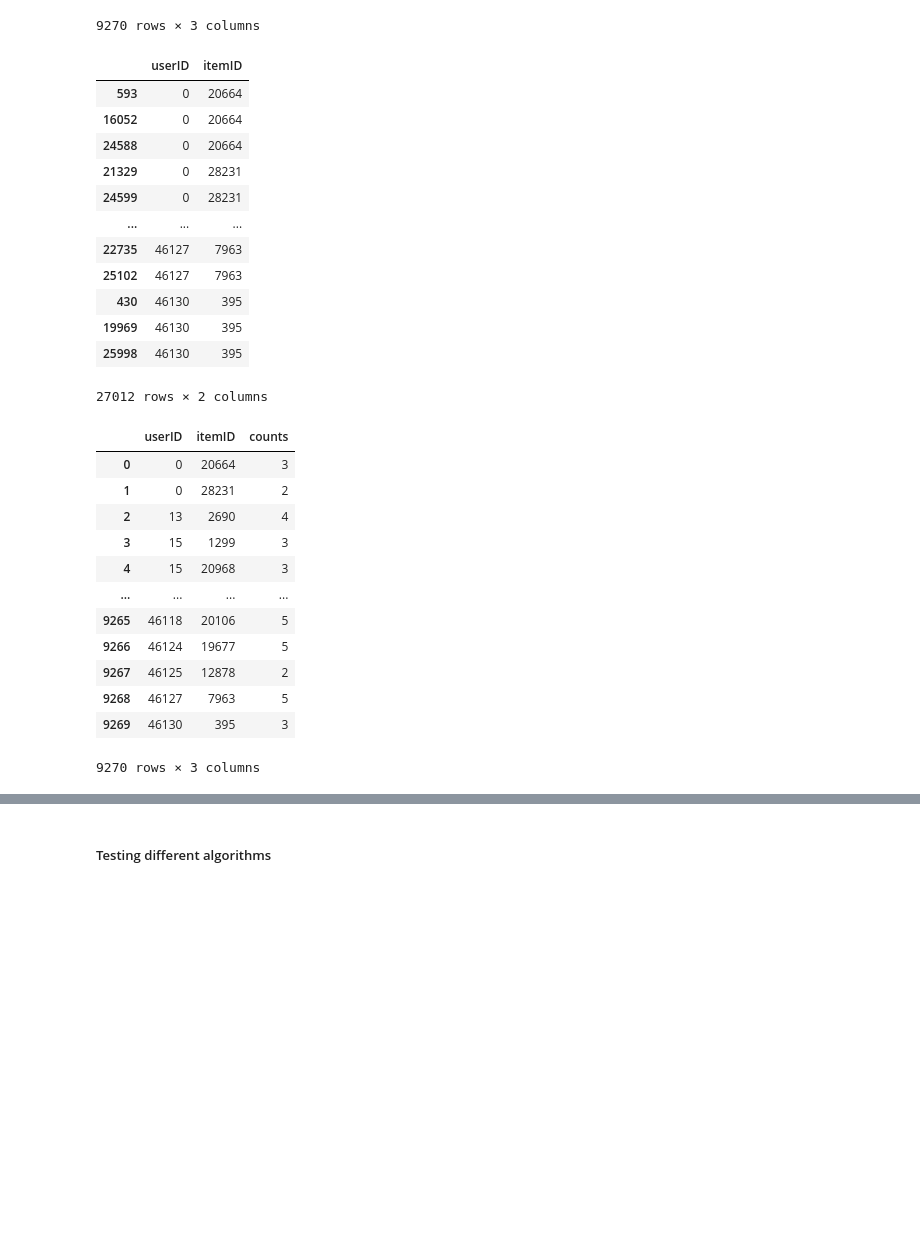
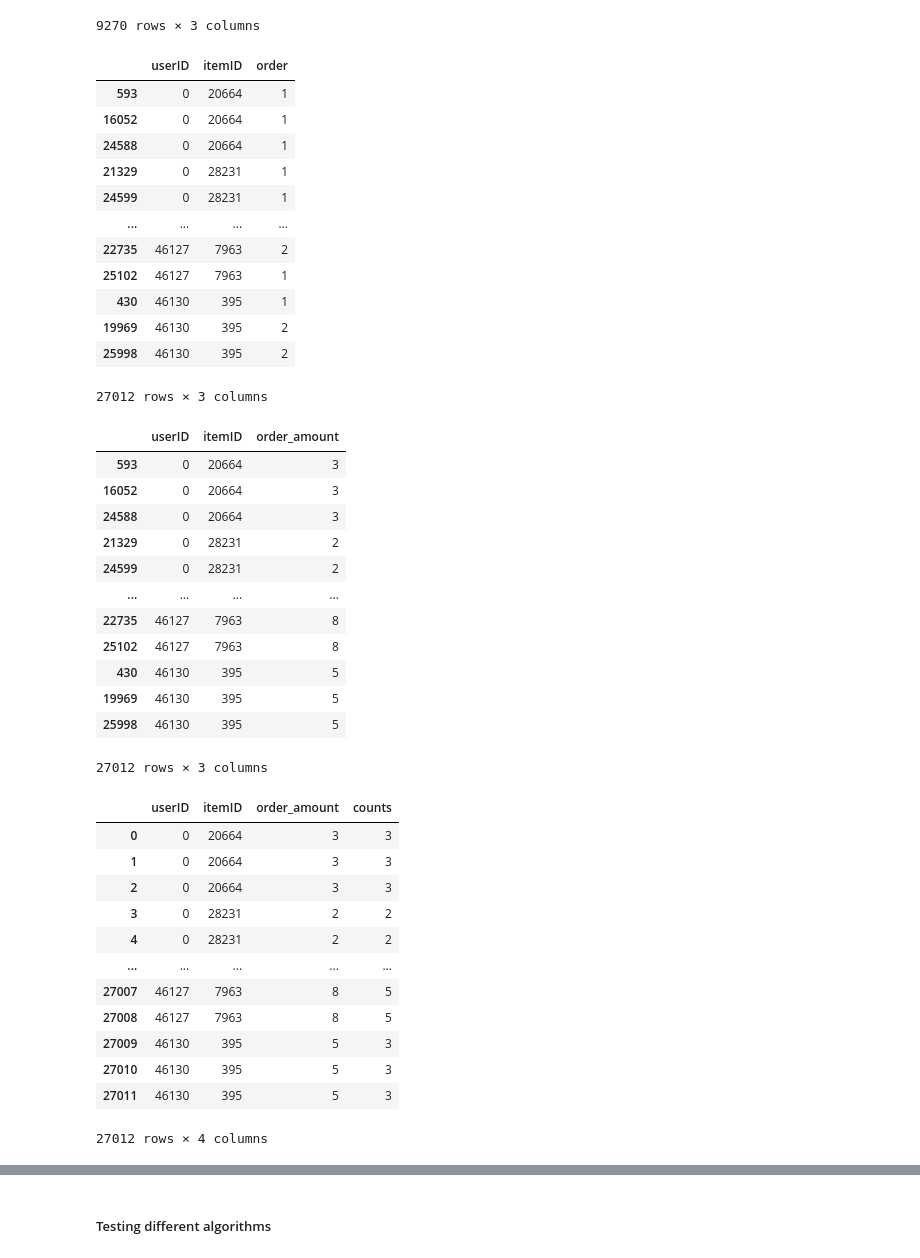
Before and after one commit to PetSchwind/DMC2022, a Jupyter notebook: notebooks/Train test splitt and label data.ipynb, the cells around one changed output, grey strips where cells are left out. Cells and saved outputs as stored; diff of their text form; code cells hidden in the pictures; blank space fills up the shorter version.

```diff
--- a/notebooks/Train test splitt and label data.ipynb
+++ b/notebooks/Train test splitt and label data.ipynb
@@ -182,39 +182,59 @@ display(tmp)
 | 9269 | 46130 | 395 | 200.0 |
 9270 rows × 3 columns
 # %%
-tmp3.drop(['order', 'date', 'brand', 'feature_1', 'feature_2', 'feature_3', 'feature_4', 'feature_5'], axis = 1, inplace = True )
+tmp3.drop(['date', 'brand', 'feature_1', 'feature_2', 'feature_3', 'feature_4', 'feature_5'], axis = 1, inplace = True )
 display(tmp3)
-tmp3 = tmp3.groupby(['userID', 'itemID']).size().reset_index(name='counts')
+tmp3['order_amount'] = tmp3.groupby(['userID','itemID'])['order'].transform('sum')
+tmp3.drop(['order'], axis = 1, inplace = True)
+display(tmp3)
+tmp7 = tmp3.copy(deep=True)
+tmp7 = tmp7.groupby(['userID', 'itemID']).size().reset_index(name='counts')
 # tmp3 = tmp3.sort_values(by=['counts'], ascending=True)
 # tmp2 = print(X_train.groupby(['userID', 'itemID']).count())
+# display(tmp3)
+# display(tmp7)
+tmp3 = pd.merge(tmp3, tmp7, on=['itemID', 'userID'], how='left')
 display(tmp3)
 # %% [output]
-|  | userID | itemID |
-| 593 | 0 | 20664 |
-| 16052 | 0 | 20664 |
-| 24588 | 0 | 20664 |
-| 21329 | 0 | 28231 |
-| 24599 | 0 | 28231 |
-| ... | ... | ... |
-| 22735 | 46127 | 7963 |
-| 25102 | 46127 | 7963 |
-| 430 | 46130 | 395 |
-| 19969 | 46130 | 395 |
-| 25998 | 46130 | 395 |
+|  | userID | itemID | order |
+| 593 | 0 | 20664 | 1 |
+| 16052 | 0 | 20664 | 1 |
+| 24588 | 0 | 20664 | 1 |
+| 21329 | 0 | 28231 | 1 |
+| 24599 | 0 | 28231 | 1 |
+| ... | ... | ... | ... |
+| 22735 | 46127 | 7963 | 2 |
+| 25102 | 46127 | 7963 | 1 |
+| 430 | 46130 | 395 | 1 |
+| 19969 | 46130 | 395 | 2 |
+| 25998 | 46130 | 395 | 2 |
-27012 rows × 2 columns
+27012 rows × 3 columns
-|  | userID | itemID | counts |
-| 0 | 0 | 20664 | 3 |
-| 1 | 0 | 28231 | 2 |
-| 2 | 13 | 2690 | 4 |
-| 3 | 15 | 1299 | 3 |
-| 4 | 15 | 20968 | 3 |
+|  | userID | itemID | order_amount |
+| 593 | 0 | 20664 | 3 |
+| 16052 | 0 | 20664 | 3 |
+| 24588 | 0 | 20664 | 3 |
+| 21329 | 0 | 28231 | 2 |
+| 24599 | 0 | 28231 | 2 |
 | ... | ... | ... | ... |
-| 9265 | 46118 | 20106 | 5 |
-| 9266 | 46124 | 19677 | 5 |
-| 9267 | 46125 | 12878 | 2 |
-| 9268 | 46127 | 7963 | 5 |
-| 9269 | 46130 | 395 | 3 |
+| 22735 | 46127 | 7963 | 8 |
+| 25102 | 46127 | 7963 | 8 |
+| 430 | 46130 | 395 | 5 |
+| 19969 | 46130 | 395 | 5 |
+| 25998 | 46130 | 395 | 5 |
-9270 rows × 3 columns
+27012 rows × 3 columns
+|  | userID | itemID | order_amount | counts |
+| 0 | 0 | 20664 | 3 | 3 |
+| 1 | 0 | 20664 | 3 | 3 |
+| 2 | 0 | 20664 | 3 | 3 |
+| 3 | 0 | 28231 | 2 | 2 |
+| 4 | 0 | 28231 | 2 | 2 |
+| ... | ... | ... | ... | ... |
+| 27007 | 46127 | 7963 | 8 | 5 |
+| 27008 | 46127 | 7963 | 8 | 5 |
+| 27009 | 46130 | 395 | 5 | 3 |
+| 27010 | 46130 | 395 | 5 | 3 |
+| 27011 | 46130 | 395 | 5 | 3 |
+27012 rows × 4 columns
 # %%
 # Merge de to. Del days_dif på counts. Har da average.
 # hvis average er 7 dager eller mindre set lik 1 hvis, over 7 under 15 set lik 2 osv. fra siste dag, opp mot januar månde
```
Also changed, not shown: parts of 24 cells of this notebook.
